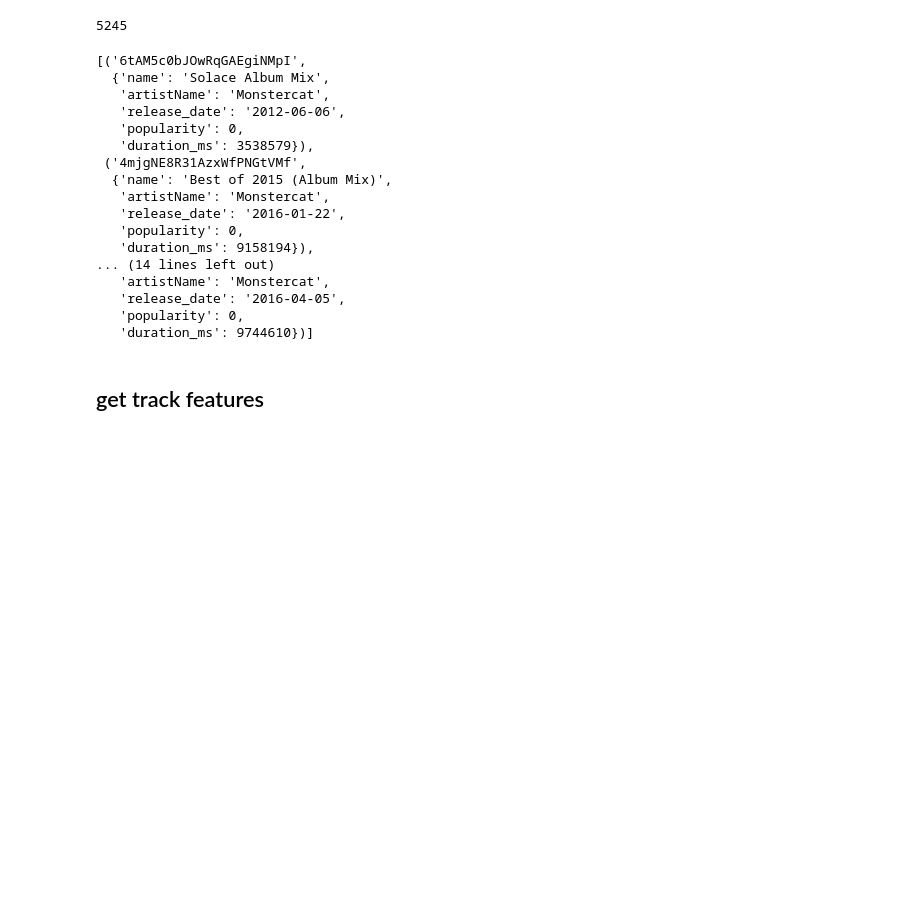
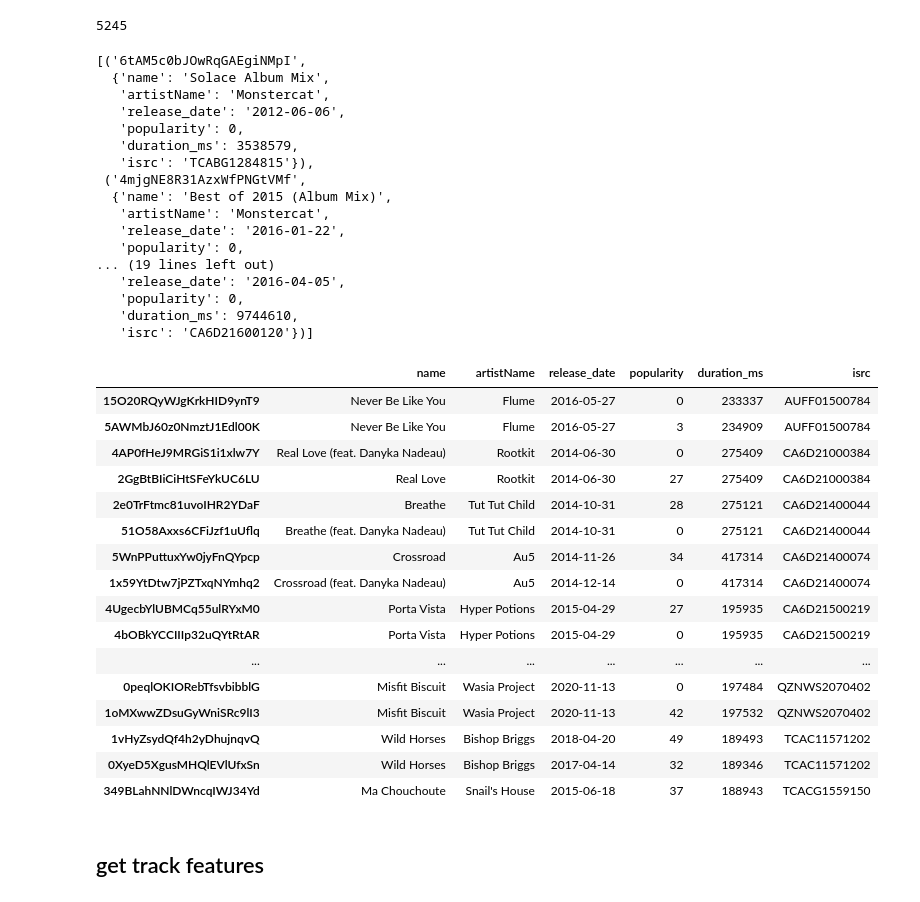
Before and after one commit to nazhifkojaz/Spotify-Analysis-Data-Collection-, a Jupyter notebook: spanalysis_datacollect.ipynb, the cells around one changed output. Saved outputs shown, nothing was run; the diff lists cells and outputs as text; code cells hidden in the pictures; blank space fills up the shorter version.

Commit message:
add data with isrc information

```diff
--- a/spanalysis_datacollect.ipynb
+++ b/spanalysis_datacollect.ipynb
@@ -185,8 +185,8 @@ import spotipy
 from spotipy.oauth2 import SpotifyClientCredentials
 # %%
 # Spotify API credentials (client_id and client_secret used will be excluded from the repository)
-client_id = 'INSERT CLIENT ID HERE'
-client_secret = 'INSERT CLIENT SECRET HERE'
+client_id = 'YOUR CLIENT ID'
+client_secret = 'YOUR CLIENT SECRET'
 # %%
 #Authentication - without user
 client_credentials_manager = SpotifyClientCredentials(client_id=client_id, client_secret=client_secret)
@@ -200,5 +200,5 @@ for i in range(0, len(tracks_uri_list), 50):
     track_batch = tracks_uri_list[i:i+50]
     sapi = sp.tracks(track_batch)
     for track in sapi['tracks']:
-        track_info[track['id']] = {'name':track['name'], 'artistName':track['artists'][0]['name'], 'release_date':track['album']['release_date'], 'popularity':track['popularity'], 'duration_ms':track['duration_ms']}
+        track_info[track['id']] = {'name':track['name'], 'artistName':track['artists'][0]['name'], 'release_date':track['album']['release_date'], 'popularity':track['popularity'], 'duration_ms':track['duration_ms'], 'isrc':track['external_ids'].get('isrc', None)}
     time.sleep(1)
@@ -214,18 +234,18 @@ list(track_info.items())[:5]
    'artistName': 'Monstercat',
    'release_date': '2012-06-06',
    'popularity': 0,
-   'duration_ms': 3538579}),
+   'duration_ms': 3538579,
+   'isrc': 'TCABG1284815'}),
  ('4mjgNE8R31AzxWfPNGtVMf',
   {'name': 'Best of 2015 (Album Mix)',
    'artistName': 'Monstercat',
    'release_date': '2016-01-22',
    'popularity': 0,
-   'duration_ms': 9158194}),
-... (14 lines left out)
-   'artistName': 'Monstercat',
+... (19 lines left out)
    'release_date': '2016-04-05',
    'popularity': 0,
-   'duration_ms': 9744610})]
+   'duration_ms': 9744610,
+   'isrc': 'CA6D21600120'})]
 # %%
 track_info_df = pd.DataFrame.from_dict(track_info, orient='index')
 # %%
@@ -233,3 +253,27 @@ track_info_df.to_csv('datasets/tracks_info_df.csv')
+# %%
+#increase rows to display
+pd.set_option('display.max_rows', 600)
+# %%
+# show rows with duplicate values in 'isrc' column
+track_info_df[track_info_df['isrc'].duplicated(keep=False)].sort_values('isrc')
+# %% [output]
+|  | name | artistName | release_date | popularity | duration_ms | isrc |
+| 15O20RQyWJgKrkHID9ynT9 | Never Be Like You | Flume | 2016-05-27 | 0 | 233337 | AUFF01500784 |
+| 5AWMbJ60z0NmztJ1Edl00K | Never Be Like You | Flume | 2016-05-27 | 3 | 234909 | AUFF01500784 |
+| 4AP0fHeJ9MRGiS1i1xlw7Y | Real Love (feat. Danyka Nadeau) | Rootkit | 2014-06-30 | 0 | 275409 | CA6D21000384 |
+| 2GgBtBIiCiHtSFeYkUC6LU | Real Love | Rootkit | 2014-06-30 | 27 | 275409 | CA6D21000384 |
+| 2e0TrFtmc81uvoIHR2YDaF | Breathe | Tut Tut Child | 2014-10-31 | 28 | 275121 | CA6D21400044 |
+| 51O58Axxs6CFiJzf1uUflq | Breathe (feat. Danyka Nadeau) | Tut Tut Child | 2014-10-31 | 0 | 275121 | CA6D21400044 |
+| 5WnPPuttuxYw0jyFnQYpcp | Crossroad | Au5 | 2014-11-26 | 34 | 417314 | CA6D21400074 |
+| 1x59YtDtw7jPZTxqNYmhq2 | Crossroad (feat. Danyka Nadeau) | Au5 | 2014-12-14 | 0 | 417314 | CA6D21400074 |
+| 4UgecbYlUBMCq55ulRYxM0 | Porta Vista | Hyper Potions | 2015-04-29 | 27 | 195935 | CA6D21500219 |
+| 4bOBkYCCIIIp32uQYtRtAR | Porta Vista | Hyper Potions | 2015-04-29 | 0 | 195935 | CA6D21500219 |
+| ... | ... | ... | ... | ... | ... | ... |
+| 0peqlOKIORebTfsvbibblG | Misfit Biscuit | Wasia Project | 2020-11-13 | 0 | 197484 | QZNWS2070402 |
+| 1oMXwwZDsuGyWniSRc9lI3 | Misfit Biscuit | Wasia Project | 2020-11-13 | 42 | 197532 | QZNWS2070402 |
+| 1vHyZsydQf4h2yDhujnqvQ | Wild Horses | Bishop Briggs | 2018-04-20 | 49 | 189493 | TCAC11571202 |
+| 0XyeD5XgusMHQlEVlUfxSn | Wild Horses | Bishop Briggs | 2017-04-14 | 32 | 189346 | TCAC11571202 |
+| 349BLahNNlDWncqIWJ34Yd | Ma Chouchoute | Snail's House | 2015-06-18 | 37 | 188943 | TCACG1559150 |
 # %% [markdown]
 ## get track features
 # %%
```
Also changed, not shown: parts of 2 cells of this notebook, 2 other files.
